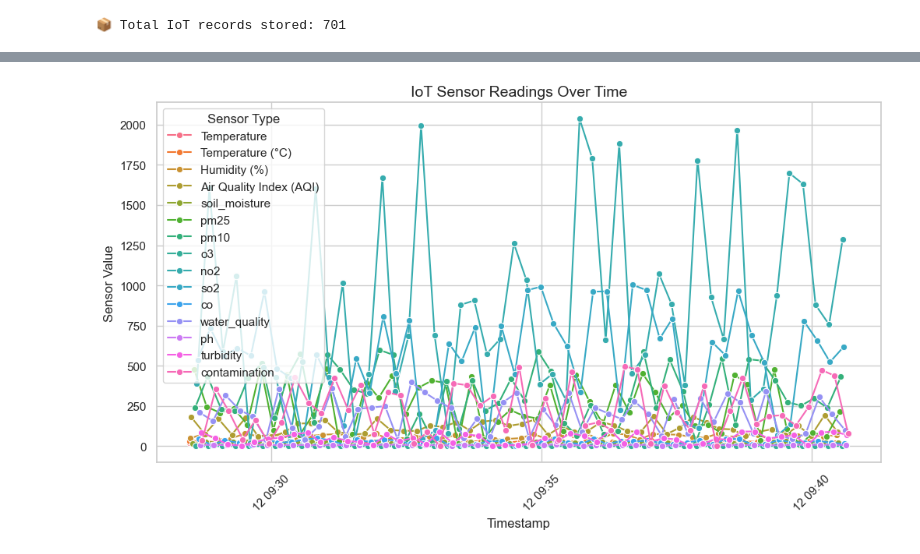
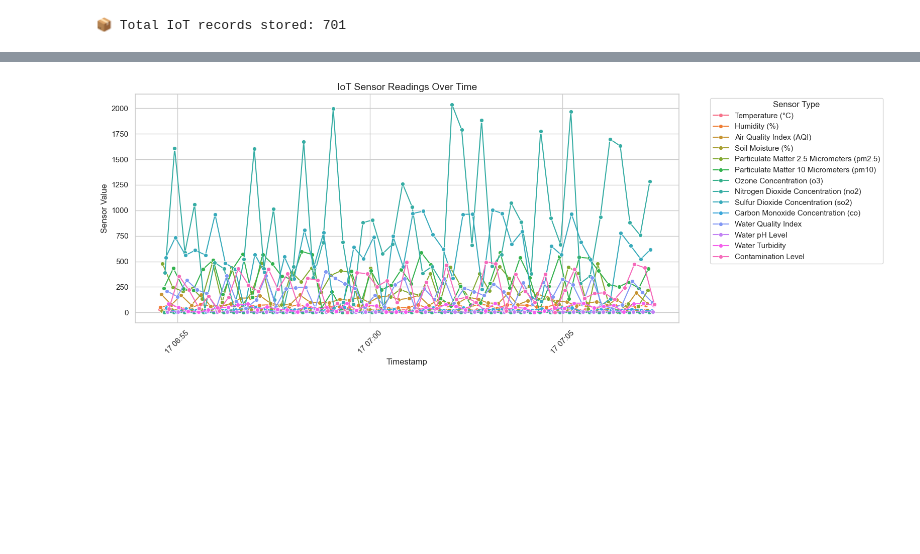
Before and after one commit to TCTayengco/ADET-IoT_Data_Simulation, a Jupyter notebook: iot_blockchain_interaction.ipynb, the cells around one changed output, grey strips where cells are left out. Drawn from its saved outputs; the diff is of its cells as text; code cells hidden in the pictures; blank space fills up the shorter version.

Commit message:
Updated the CSV (both raw and cleaned and made the changes for the lineplot using the refined CSV file.)

```diff
--- a/iot_blockchain_interaction.ipynb
+++ b/iot_blockchain_interaction.ipynb
@@ -201,7 +212,7 @@ print("✅ Cleaned IoT data saved successfully as cleaned_iot_data.csv")
 import pandas as pd
 
 # Load cleaned IoT data
-df = pd.read_csv("cleaned_iot_data.csv")
+df = pd.read_csv("Cleaned IoT Data Simulation.csv")
 
 # Display first few rows to verify data
 print(df.head())
@@ -223,26 +234,52 @@ print(df.head())
 # Convert timestamp column to datetime
 df["timestamp"] = pd.to_datetime(df["timestamp"])
 # %%
+import pandas as pd
 import matplotlib.pyplot as plt
 import seaborn as sns
 
+# Clean columns
+df.columns = df.columns.str.strip()
+
+# Select the sensor fields you want to include in the plot
+sensor_fields = [
+    'Temperature (°C)', 'Humidity (%)', 'Air Quality Index (AQI)',
+    'Soil Moisture (%)', 'Particulate Matter 2.5 Micrometers (pm2.5)',
+    'Particulate Matter 10 Micrometers (pm10)', 'Ozone Concentration (o3)',
+    'Nitrogen Dioxide Concentration (no2)', 'Sulfur Dioxide Concentration (so2)',
+    'Carbon Monoxide Concentration (co)', 'Water Quality Index',
+    'Water pH Level', 'Water Turbidity', 'Contamination Level'
+]
+
+df_filtered = df[df['data_type'].isin(sensor_fields)]
+
+# Plot it!
 sns.set(style="whitegrid")
+plt.figure(figsize=(16, 6))
 
-plt.figure(figsize=(12, 6))  # Adjust figure size
-sns.lineplot(x=df["timestamp"], y=df["numeric_value"], hue=df["data_type"], marker="o")
+sns.lineplot(
+    data=df_filtered,
+    x='timestamp',
+    y='numeric_value',
+    hue='data_type',
+    marker='o'
+)
 
-# Rotate x-axis labels for better readability
+# Rotate timestamps for readability
 plt.xticks(rotation=45)
 
-# Add title and labels
+# Title and axis labels
 plt.title("IoT Sensor Readings Over Time", fontsize=14)
 plt.xlabel("Timestamp", fontsize=12)
 plt.ylabel("Sensor Value", fontsize=12)
 
-# Show legend
-plt.legend(title="Sensor Type")
+# Push legend outside the plot
+plt.legend(title="Sensor Type", bbox_to_anchor=(1.05, 1), loc='upper left')
 
-# Display the plot
+# Make layout tighter
+plt.tight_layout()
+
+# Show the plot
 plt.show()
 # %% [output]
-[figure, old version]
+[figure, new version]
```
Also changed, not shown: parts of 10 cells of this notebook, 4 other files.
